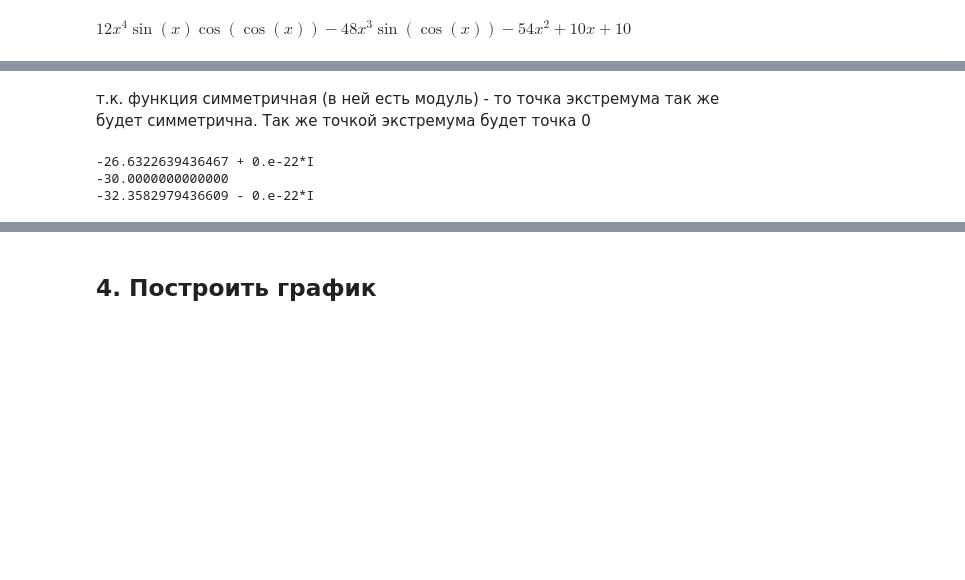
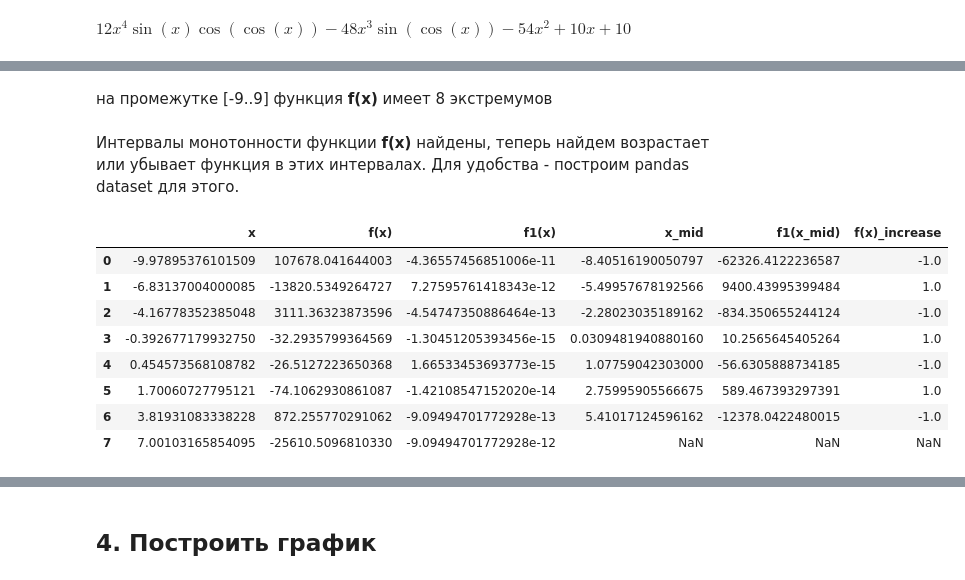
Before and after one commit to Zep314/PyHW11, a Jupyter notebook: task01.ipynb, the cells around one changed output, grey strips where cells are left out. Saved outputs shown, nothing was run; the diff lists cells and outputs as text; code cells hidden in the pictures; blank space fills up the shorter version.

```diff
--- a/task01.ipynb
+++ b/task01.ipynb
@@ -71,10 +62,29 @@ No algorithms are implemented to solve equation 24*x**4*(1 - tan((1 - tan(x/2)**
 # %% [markdown]
-т.к. функция симметричная (в ней есть модуль) - то точка экстремума так же будет симметрична. Так же точкой экстремума будет точка 0
+на промежутке \[-9..9\] функция **f(x)** имеет 8 экстремумов
+# %% [markdown]
+Интервалы монотонности функции **f(x)** найдены, теперь найдем возрастает или убывает функция в этих интервалах. Для удобства - построим pandas dataset для этого.
 # %%
-print(f.subs(x,-extremum_x[0]).n()) #
-print(f.subs(x,0).n())
-print(f.subs(x,extremum_x[0]).n())
+import pandas as pd
+import numpy as np
+my_df = pd.DataFrame({
+        'x':list(extremum_f_set),
+        'f(x)':[f.subs(x,x1) for x1 in extremum_f_set],
+        'f1(x)':[f1.subs(x,x1) for x1 in extremum_f_set],
+        'x_mid':[extremum_f_set[i]-((extremum_f_set[i]-extremum_f_set[i+1])/2)
+                 if i<len(extremum_f_set)-1 else np.nan for i in range(0,len(extremum_f_set))],
+        'f1(x_mid)':[f1.subs(x,extremum_f_set[i]-((extremum_f_set[i]-extremum_f_set[i+1])/2))
+                     if i<len(extremum_f_set)-1 else np.nan for i in range(0,len(extremum_f_set))]
+        })
+my_df['f(x)_increase']=np.where(pd.isnull(my_df['f1(x_mid)']),np.nan,
+                                np.where(my_df['f1(x_mid)']>0,1,-1))
+my_df
 # %% [output]
--26.6322639436467 + 0.e-22*I
--30.0000000000000
--32.3582979436609 - 0.e-22*I
+|  | x | f(x) | f1(x) | x_mid | f1(x_mid) | f(x)_increase |
+| 0 | -9.97895376101509 | 107678.041644003 | -4.36557456851006e-11 | -8.40516190050797 | -62326.4122236587 | -1.0 |
+| 1 | -6.83137004000085 | -13820.5349264727 | 7.27595761418343e-12 | -5.49957678192566 | 9400.43995399484 | 1.0 |
+| 2 | -4.16778352385048 | 3111.36323873596 | -4.54747350886464e-13 | -2.28023035189162 | -834.350655244124 | -1.0 |
+| 3 | -0.392677179932750 | -32.2935799364569 | -1.30451205393456e-15 | 0.0309481940880160 | 10.2565645405264 | 1.0 |
+| 4 | 0.454573568108782 | -26.5127223650368 | 1.66533453693773e-15 | 1.07759042303000 | -56.6305888734185 | -1.0 |
+| 5 | 1.70060727795121 | -74.1062930861087 | -1.42108547152020e-14 | 2.75995905566675 | 589.467393297391 | 1.0 |
+| 6 | 3.81931083338228 | 872.255770291062 | -9.09494701772928e-13 | 5.41017124596162 | -12378.0422480015 | -1.0 |
+| 7 | 7.00103165854095 | -25610.5096810330 | -9.09494701772928e-12 | NaN | NaN | NaN |
```
Also changed, not shown: parts of 26 cells of this notebook.
